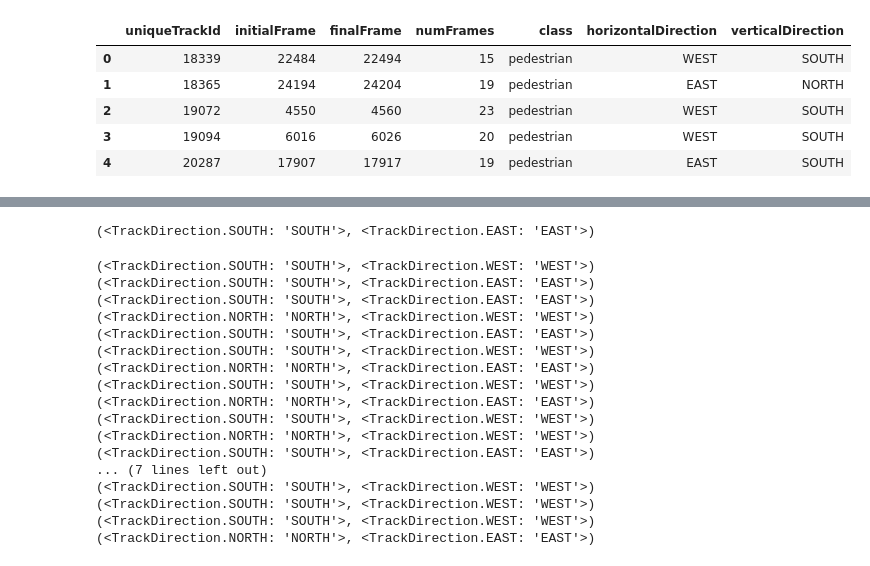
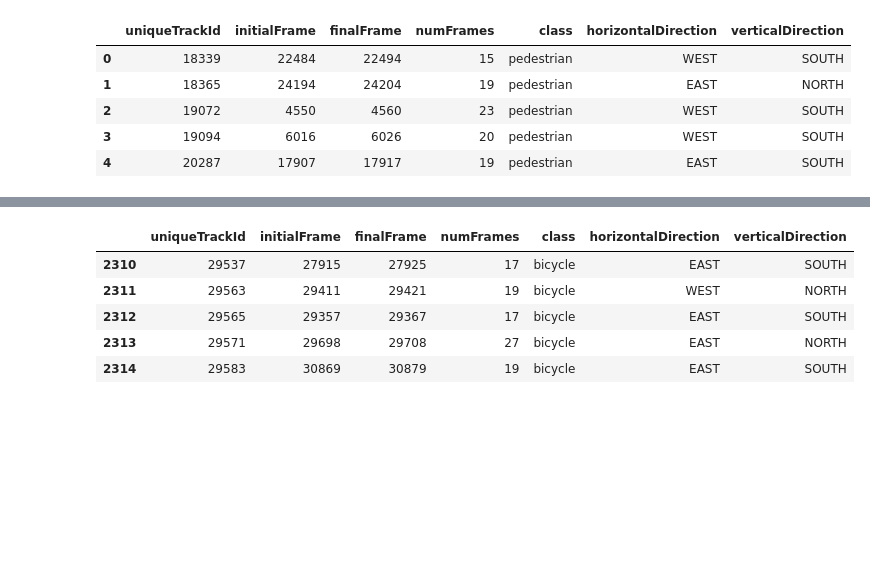
Before and after one commit to ika-rwth-aachen/drone-dataset-tools, a Jupyter notebook: src/notebooks/EDA-Scene.ipynb, the cells around one changed output, grey strips where cells are left out. Drawn from its saved outputs; the diff is of its cells as text; code cells hidden in the pictures; blank space fills up the shorter version.

```diff
--- a/src/notebooks/EDA-Scene.ipynb
+++ b/src/notebooks/EDA-Scene.ipynb
@@ -118,27 +60,9 @@ Name: sceneY, dtype: float64
-# %%
-TrajectoryUtils.getTrack_VH_Directions(aPed, "sceneX", "sceneY")
-# %% [output]
-(<TrackDirection.SOUTH: 'SOUTH'>, <TrackDirection.EAST: 'EAST'>)
-# %%
-
-for pedId in pedDf["uniqueTrackId"].unique():
-    aPed = pedDf[pedDf["uniqueTrackId"]==pedId]
-    print(TrajectoryUtils.getTrack_VH_Directions(aPed, "sceneX", "sceneY"))
-# %% [output]
-(<TrackDirection.SOUTH: 'SOUTH'>, <TrackDirection.WEST: 'WEST'>)
-(<TrackDirection.SOUTH: 'SOUTH'>, <TrackDirection.EAST: 'EAST'>)
-(<TrackDirection.SOUTH: 'SOUTH'>, <TrackDirection.EAST: 'EAST'>)
-(<TrackDirection.NORTH: 'NORTH'>, <TrackDirection.WEST: 'WEST'>)
-(<TrackDirection.SOUTH: 'SOUTH'>, <TrackDirection.EAST: 'EAST'>)
-(<TrackDirection.SOUTH: 'SOUTH'>, <TrackDirection.WEST: 'WEST'>)
-(<TrackDirection.NORTH: 'NORTH'>, <TrackDirection.EAST: 'EAST'>)
-(<TrackDirection.SOUTH: 'SOUTH'>, <TrackDirection.WEST: 'WEST'>)
-(<TrackDirection.NORTH: 'NORTH'>, <TrackDirection.EAST: 'EAST'>)
-(<TrackDirection.SOUTH: 'SOUTH'>, <TrackDirection.WEST: 'WEST'>)
-(<TrackDirection.NORTH: 'NORTH'>, <TrackDirection.WEST: 'WEST'>)
-(<TrackDirection.SOUTH: 'SOUTH'>, <TrackDirection.EAST: 'EAST'>)
-... (7 lines left out)
-(<TrackDirection.SOUTH: 'SOUTH'>, <TrackDirection.WEST: 'WEST'>)
-(<TrackDirection.SOUTH: 'SOUTH'>, <TrackDirection.WEST: 'WEST'>)
-(<TrackDirection.SOUTH: 'SOUTH'>, <TrackDirection.WEST: 'WEST'>)
-(<TrackDirection.NORTH: 'NORTH'>, <TrackDirection.EAST: 'EAST'>)
+# %%
+sceneMeta.tail()
+# %% [output]
+|  | uniqueTrackId | initialFrame | finalFrame | numFrames | class | horizontalDirection | verticalDirection |
+| 2310 | 29537 | 27915 | 27925 | 17 | bicycle | EAST | SOUTH |
+| 2311 | 29563 | 29411 | 29421 | 19 | bicycle | WEST | NORTH |
+| 2312 | 29565 | 29357 | 29367 | 17 | bicycle | EAST | SOUTH |
+| 2313 | 29571 | 29698 | 29708 | 27 | bicycle | EAST | NORTH |
+| 2314 | 29583 | 30869 | 30879 | 19 | bicycle | EAST | SOUTH |
```
Also changed, not shown: parts of 10 cells of this notebook, 1 other file.
